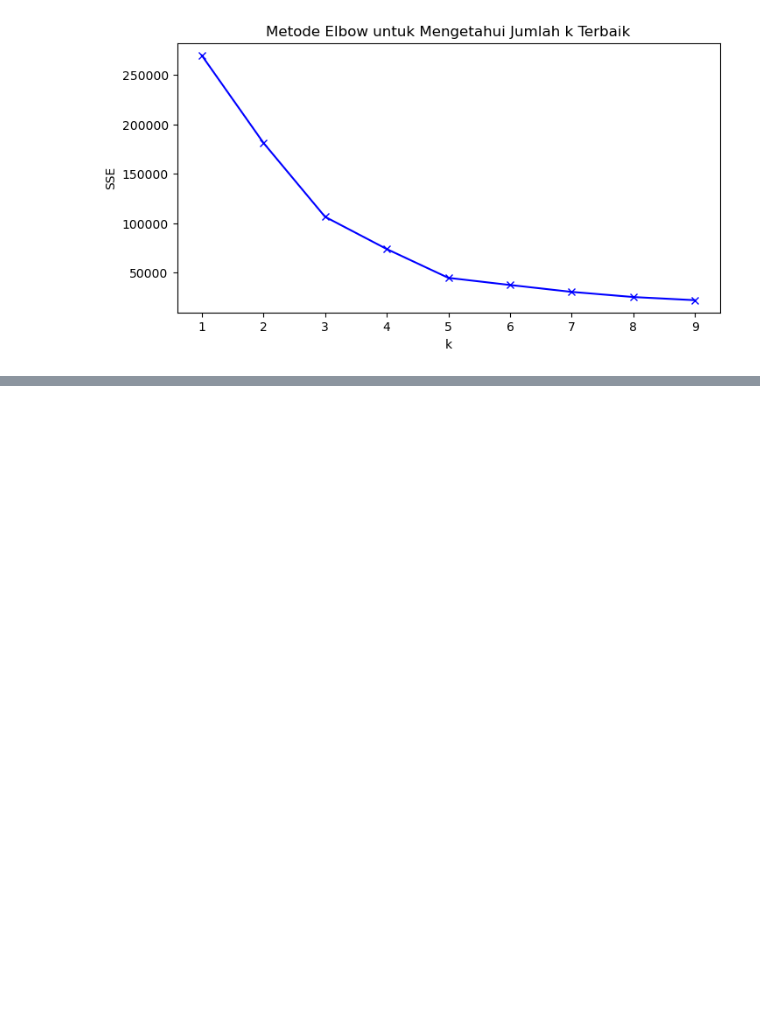
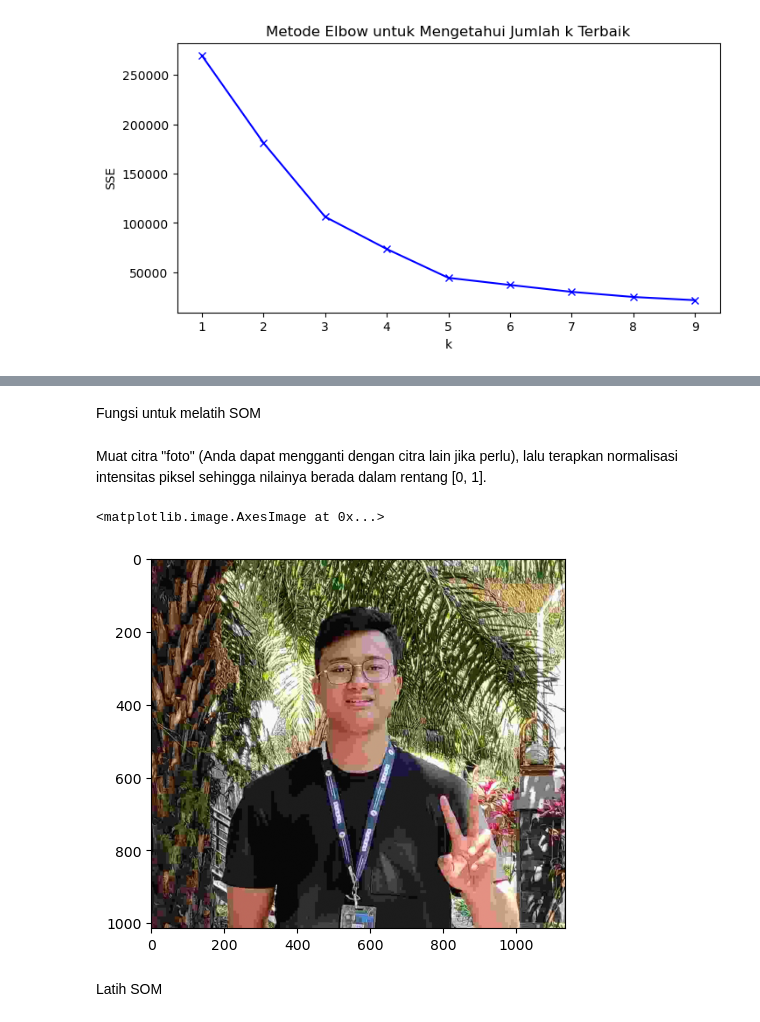
Before and after one commit to lukasvalentino971/2141720032-MachineLearning-2023, a Jupyter notebook: week-07/TugasPraktikum-07.ipynb, the cells around one changed output, grey strips where cells are left out. Cells and saved outputs as stored; diff of their text form; code cells hidden in the pictures; blank space fills up the shorter version.

```diff
--- a/week-07/TugasPraktikum-07.ipynb
+++ b/week-07/TugasPraktikum-07.ipynb
@@ -105,0 +232,2 @@ plt.show()
+# %% [markdown]
+Fungsi untuk melatih SOM
@@ -105,0 +255,13 @@ plt.show()
+# %% [markdown]
+Muat citra "foto" (Anda dapat mengganti dengan citra lain jika perlu), lalu terapkan normalisasi intensitas piksel sehingga nilainya berada dalam rentang [0, 1].
+# %%
+path = "data/foto_rev_2.jpg"
+# Normalisasi intensitas piksel menjadi rentang [0, 1]
+lukas = io.imread(path) / 255.0
+# %%
+plt.imshow(lukas)
+# %% [output]
+<matplotlib.image.AxesImage at 0x...>
+[figure, added]
+# %% [markdown]
+Latih SOM
```
Also changed, not shown: parts of 40 cells of this notebook.
